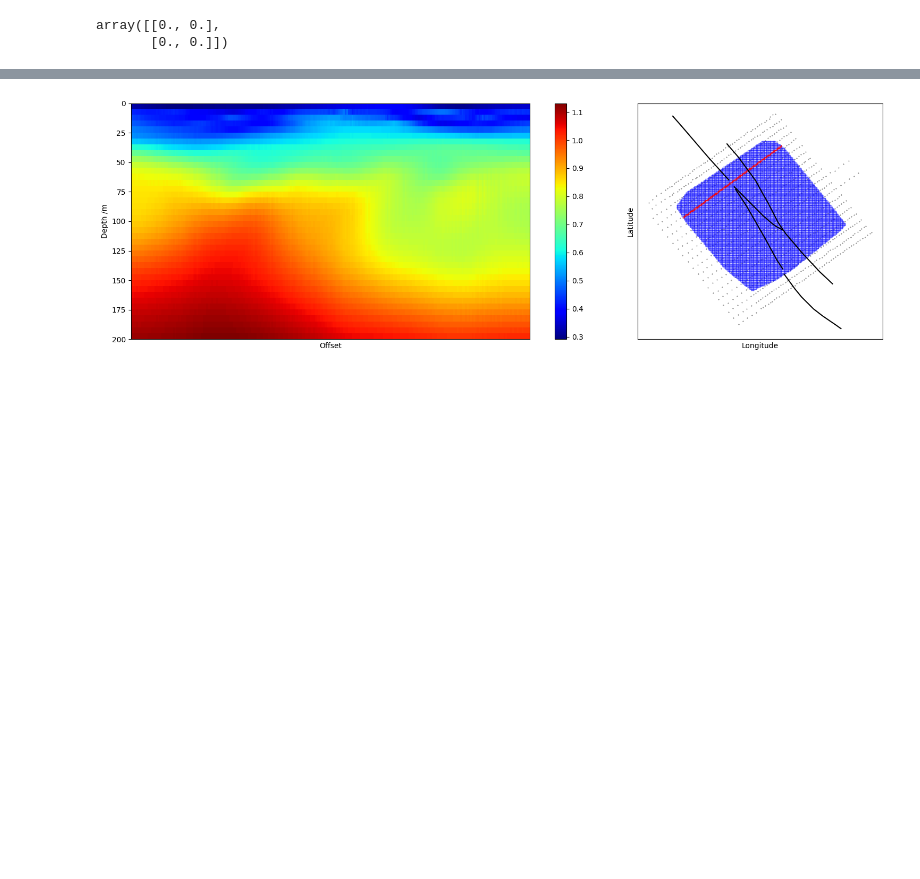
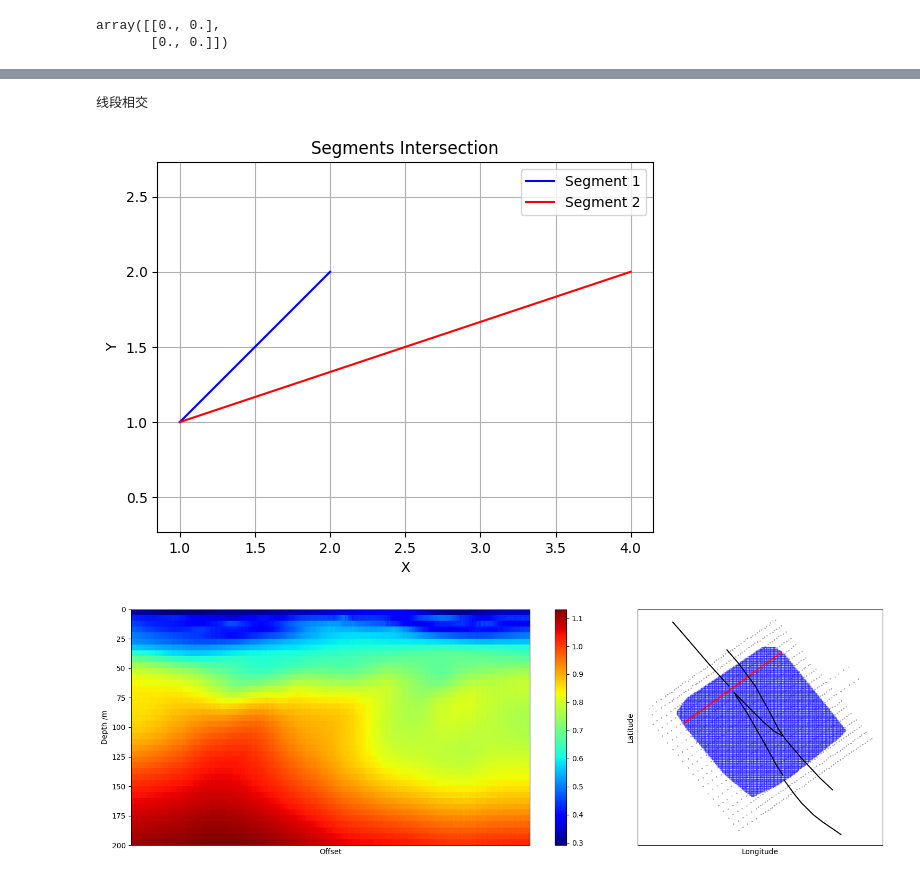
Before and after one commit to harmonsong/SGB_tomography_project, a Jupyter notebook: p_5-1_Vs_verti-inter-tomo.ipynb, the cells around one changed output, grey strips where cells are left out. Cells and saved outputs as stored; diff of their text form; code cells hidden in the pictures; blank space fills up the shorter version.

```diff
--- a/p_5-1_Vs_verti-inter-tomo.ipynb
+++ b/p_5-1_Vs_verti-inter-tomo.ipynb
@@ -302,3 +371,64 @@ for tag in traces.keys():
+# %%
+def cross_product(p1, p2, p3):
+    """计算叉积"""
+    return (p2[0] - p1[0]) * (p3[1] - p1[1]) - (p2[1] - p1[1]) * (p3[0] - p1[0])
+
+def on_segment(p1, p2, p3):
+    """检查p2是否在以p1和p3为端点的线段上"""
+    return min(p1[0], p3[0]) <= p2[0] <= max(p1[0], p3[0]) and min(p1[1], p3[1]) <= p2[1] <= max(p1[1], p3[1])
+
+def segments_intersect(p1, q1, p2, q2):
+    """检查由(p1, q1)和(p2, q2)形成的两条线段是否相交"""
+    # 检查线段的方向
+    o1 = cross_product(p1, q1, p2)
+    o2 = cross_product(p1, q1, q2)
+    o3 = cross_product(p2, q2, p1)
+    o4 = cross_product(p2, q2, q1)
+
+    # 如果两条线段的方向相异，则它们相交
+    if o1 * o2 < 0 and o3 * o4 < 0:
+        return True
+    # 特殊情况处理
+    if o1 == 0 and on_segment(p1, p2, q1):
+        return True
+    if o2 == 0 and on_segment(p1, q2, q1):
+        return True
+    if o3 == 0 and on_segment(p2, p1, q2):
+        return True
+    if o4 == 0 and on_segment(p2, q1, q2):
+        return True
+
+    return False
+
+def plot_segments(p1, q1, p2, q2):
+    plt.plot([p1[0], q1[0]], [p1[1], q1[1]], color='blue', label='Segment 1')
+    plt.plot([p2[0], q2[0]], [p2[1], q2[1]], color='red', label='Segment 2')
+
+    intersection = segments_intersect(p1, q1, p2, q2)
+
+    plt.xlabel('X')
+    plt.ylabel('Y')
+    plt.title('Segments Intersection')
+    plt.legend()
+    plt.grid(True)
+    plt.axis('equal')
+    plt.show()
+
+# 输入四个点
+p1 = [1,1]
+q1 = [2,2]
+p2 = [1,1]
+q2 = [4,2]
+
+if segments_intersect(p1, q1, p2, q2):
+    print("线段相交")
+else:
+    print("线段不相交")
+
+plot_segments(p1, q1, p2, q2)
+# %% [output]
+线段相交
+[figure, added]
 # %%
 i  = 10
 # %%
```
Also changed, not shown: parts of 4 cells of this notebook.
